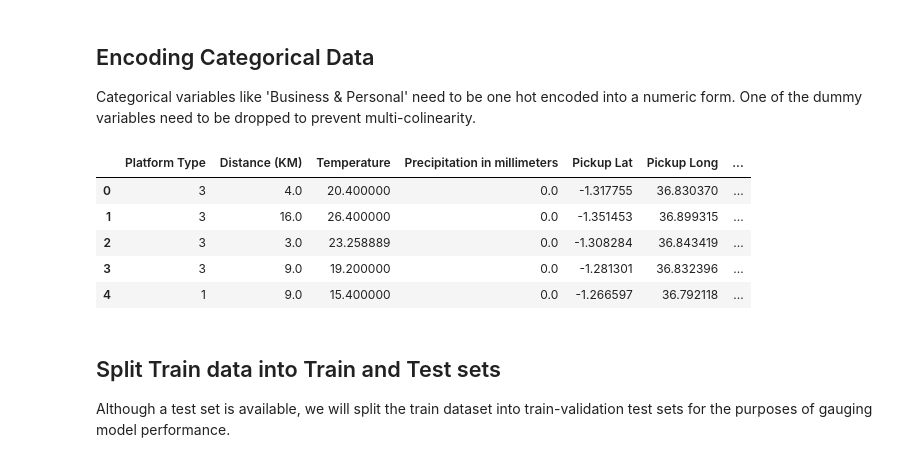
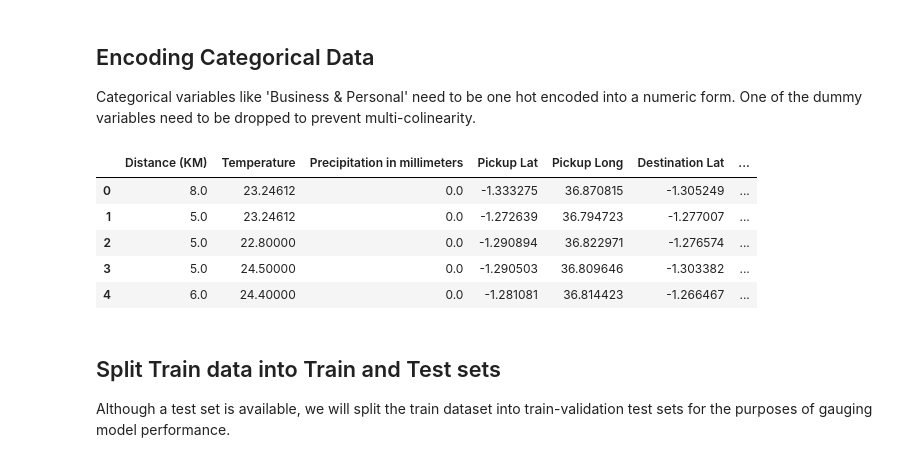
Before and after one commit to NicoleMeinie/Regression, a Jupyter notebook: Frankenstein.ipynb, the cells around one changed output. Drawn from its saved outputs; the diff is of its cells as text; code cells hidden in the pictures.

```diff
--- a/Frankenstein.ipynb
+++ b/Frankenstein.ipynb
@@ -54,8 +54,8 @@ riders_raw = pd.read_csv('Riders.csv')
 Sub = pd.read_csv('SampleSubmission.csv')
 
 # Join riders to test & train data and initialise working dataframes
-Train = train_raw.merge(riders_raw, how="left", on = "Rider Id")
-Test = test_raw.merge(riders_raw, how="left", on = "Rider Id")
+Train = pd.merge(train_raw, riders_raw, on = "Rider Id", how="left")
+Test = pd.merge(test_raw, riders_raw, how="left", on = "Rider Id")
 # %% [markdown]
 Great! Let's build a model!
 # %% [markdown]
@@ -385,3 +394,20 @@ memory usage: 3.7+ MB
+# %%
+# Extracting the hour from the time for both the traing and testing datasets
+
+Train['Pickup - Time'] = pd.to_datetime(Train['Pickup - Time'])
+Train['Placement - Time'] = pd.to_datetime(Train['Placement - Time'])
+Test['Pickup - Time'] = pd.to_datetime(Test['Pickup - Time'])
+Test['Placement - Time'] = pd.to_datetime(Test['Placement - Time'])
+
+# Calculate the waiting time
+
+Train['Waiting time'] = Train['Pickup - Time'] - Train['Placement - Time']
+Test['Waiting time'] = Test['Pickup - Time'] - Test['Placement - Time']
+
+# Convert waiting time from time_delta to seconds
+
+Train['Waiting time'] = Train['Waiting time'].astype('timedelta64[s]')
+Test['Waiting time'] = Test['Waiting time'].astype('timedelta64[s]')
 # %% [markdown]
 ##Cyclic features
 Time, days of the week and days of the month are all cyclic features and should be interperated by machine learning models accodringly. To do this we'll map each cyclical variable onto a circle such that the lowest value for that variable appears right next to the largest value. We compute the x- and y- component of that point using sin and cos trigonometric functions.
@@ -509,9 +600,11 @@ imputer_temp = SimpleImputer(missing_values = np.NaN, strategy = 'mean')
 imputer_temp_1 = SimpleImputer(missing_values = np.NaN, strategy = 'mean')
 
 # Train
-imputer_temp.fit(Train.iloc[:,20:22])
-Train.iloc[:,20:22] = imputer_temp.transform(Train.iloc[:,20:22])
+imputer_temp.fit(Train.iloc[:,2:4])
+Train.iloc[:,2:4] = imputer_temp.transform(Train.iloc[:,2:4])
 
 # Test
-imputer_temp_1.fit(Train.iloc[:,17:19])
-Test.iloc[:,17:19] = imputer_temp_1.transform(Test.iloc[:,17:19])
+imputer_temp_1.fit(Test.iloc[:,2:4])
+Test.iloc[:,2:4] = imputer_temp_1.transform(Test.iloc[:,2:4])
+
+Test.info()
@@ -524,12 +632,20 @@ Test = pd.get_dummies(Test, drop_first=True)
+# %%
+# Convert the 'platform type' data type to category
+Train['Platform Type'] = Train['Platform Type'].astype('category')
+Test['Platform Type'] = Test['Platform Type'].astype('category')
+
+# Encode categorical data
+Train = pd.get_dummies(Train, drop_first=True)
+Test = pd.get_dummies(Test, drop_first=True)
 # %%
-Train.head()
+Test.head()
 # %% [output]
-|  | Platform Type | Distance (KM) | Temperature | Precipitation in millimeters | Pickup Lat | Pickup Long | ... |
-| 0 | 3 | 4.0 | 20.400000 | 0.0 | -1.317755 | 36.830370 | ... |
-| 1 | 3 | 16.0 | 26.400000 | 0.0 | -1.351453 | 36.899315 | ... |
-| 2 | 3 | 3.0 | 23.258889 | 0.0 | -1.308284 | 36.843419 | ... |
-| 3 | 3 | 9.0 | 19.200000 | 0.0 | -1.281301 | 36.832396 | ... |
-| 4 | 1 | 9.0 | 15.400000 | 0.0 | -1.266597 | 36.792118 | ... |
+|  | Distance (KM) | Temperature | Precipitation in millimeters | Pickup Lat | Pickup Long | Destination Lat | ... |
+| 0 | 8.0 | 23.24612 | 0.0 | -1.333275 | 36.870815 | -1.305249 | ... |
+| 1 | 5.0 | 23.24612 | 0.0 | -1.272639 | 36.794723 | -1.277007 | ... |
+| 2 | 5.0 | 22.80000 | 0.0 | -1.290894 | 36.822971 | -1.276574 | ... |
+| 3 | 5.0 | 24.50000 | 0.0 | -1.290503 | 36.809646 | -1.303382 | ... |
+| 4 | 6.0 | 24.40000 | 0.0 | -1.281081 | 36.814423 | -1.266467 | ... |
 # %% [markdown]
 ## Split Train data into Train and Test sets
 Although a test set is available, we will split the train dataset into train-validation test sets for the purposes of gauging model performance.
```
Also changed, not shown: parts of 22 cells of this notebook.
